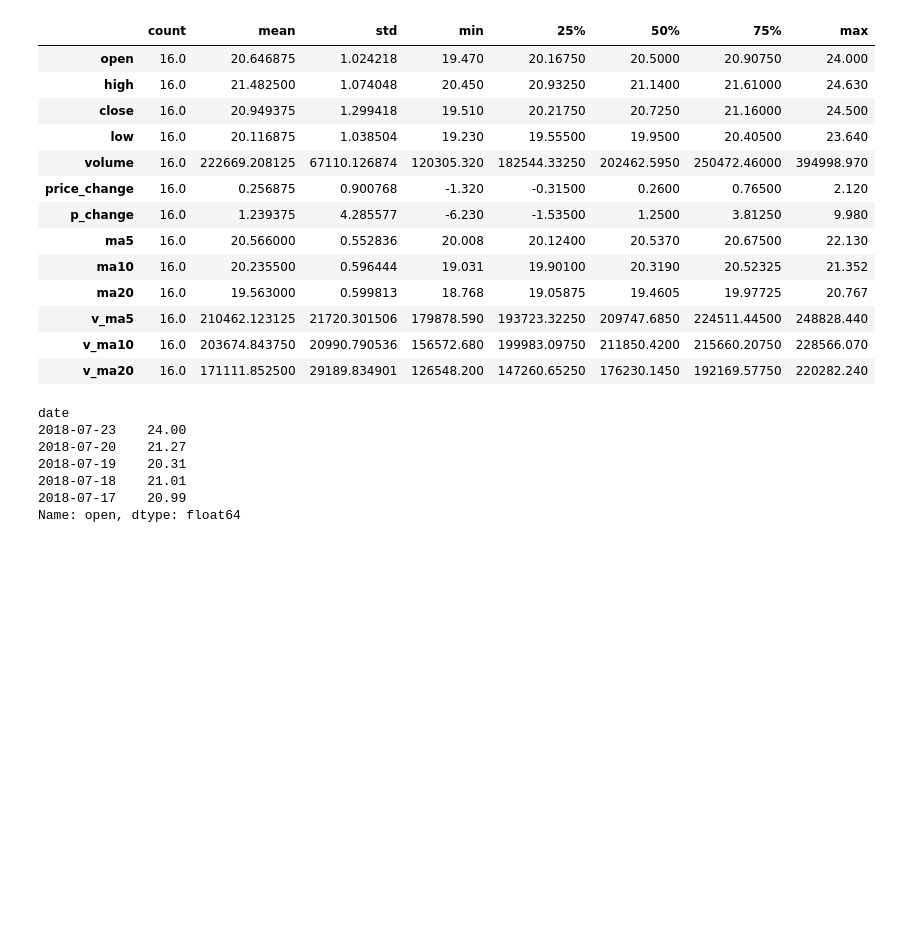
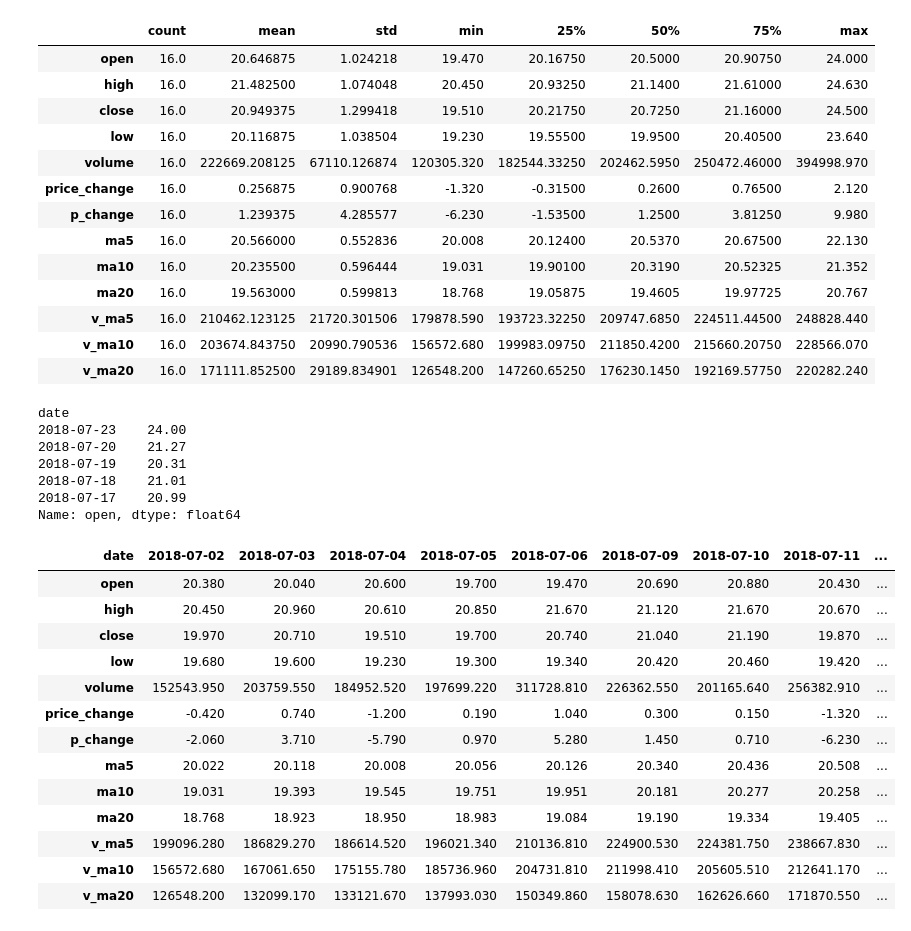
Before and after one commit to databooks/databook, a Jupyter notebook: quickstart/02-pygetdata.ipynb, the cells around one changed output. Saved outputs shown, nothing was run; the diff lists cells and outputs as text; code cells hidden in the pictures; blank space fills up the shorter version.

```diff
--- a/quickstart/02-pygetdata.ipynb
+++ b/quickstart/02-pygetdata.ipynb
@@ -215,4 +223,21 @@ date
 2018-07-18    21.01
 2018-07-17    20.99
 Name: open, dtype: float64
+# %%
+df.sort_index(ascending=True).T
+# %% [output]
+| date | 2018-07-02 | 2018-07-03 | 2018-07-04 | 2018-07-05 | 2018-07-06 | 2018-07-09 | 2018-07-10 | 2018-07-11 | ... |
+| open | 20.380 | 20.040 | 20.600 | 19.700 | 19.470 | 20.690 | 20.880 | 20.430 | ... |
+| high | 20.450 | 20.960 | 20.610 | 20.850 | 21.670 | 21.120 | 21.670 | 20.670 | ... |
+| close | 19.970 | 20.710 | 19.510 | 19.700 | 20.740 | 21.040 | 21.190 | 19.870 | ... |
+| low | 19.680 | 19.600 | 19.230 | 19.300 | 19.340 | 20.420 | 20.460 | 19.420 | ... |
+| volume | 152543.950 | 203759.550 | 184952.520 | 197699.220 | 311728.810 | 226362.550 | 201165.640 | 256382.910 | ... |
+| price_change | -0.420 | 0.740 | -1.200 | 0.190 | 1.040 | 0.300 | 0.150 | -1.320 | ... |
+| p_change | -2.060 | 3.710 | -5.790 | 0.970 | 5.280 | 1.450 | 0.710 | -6.230 | ... |
+| ma5 | 20.022 | 20.118 | 20.008 | 20.056 | 20.126 | 20.340 | 20.436 | 20.508 | ... |
+| ma10 | 19.031 | 19.393 | 19.545 | 19.751 | 19.951 | 20.181 | 20.277 | 20.258 | ... |
+| ma20 | 18.768 | 18.923 | 18.950 | 18.983 | 19.084 | 19.190 | 19.334 | 19.405 | ... |
+| v_ma5 | 199096.280 | 186829.270 | 186614.520 | 196021.340 | 210136.810 | 224900.530 | 224381.750 | 238667.830 | ... |
+| v_ma10 | 156572.680 | 167061.650 | 175155.780 | 185736.960 | 204731.810 | 211998.410 | 205605.510 | 212641.170 | ... |
+| v_ma20 | 126548.200 | 132099.170 | 133121.670 | 137993.030 | 150349.860 | 158078.630 | 162626.660 | 171870.550 | ... |
 # %%
```
Also changed, not shown: parts of 5 cells of this notebook, 5 other files.
